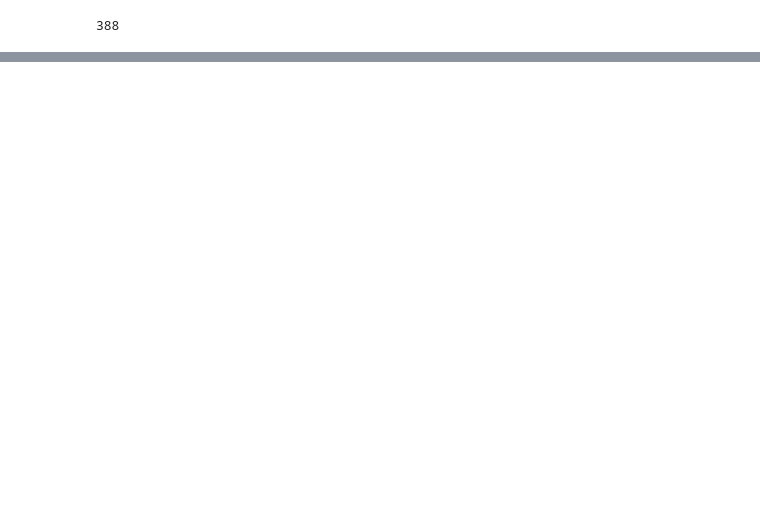
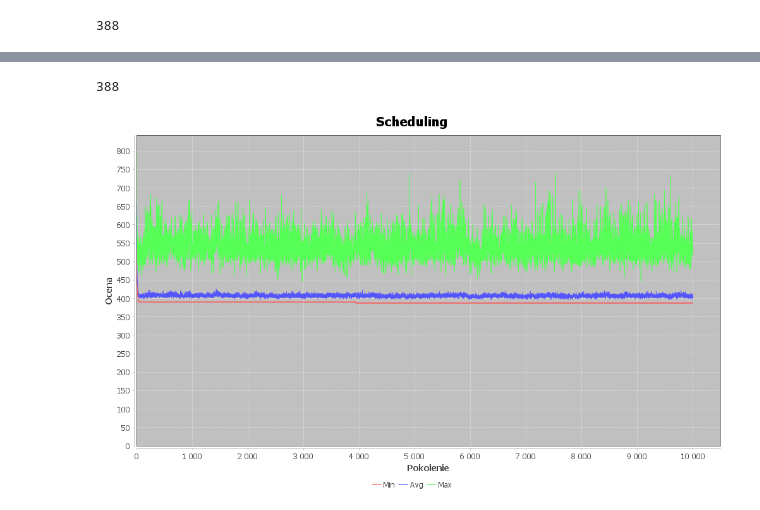
Before and after one commit to ignac8/msrcpsp, a Jupyter notebook: docs/ds.ipynb, the cells around one changed output, grey strips where cells are left out. Cells and saved outputs as stored; diff of their text form; code cells hidden in the pictures; blank space fills up the shorter version.

```diff
--- a/docs/ds.ipynb
+++ b/docs/ds.ipynb
@@ -99,0 +178,11 @@ simulatedAnnealingSolver.getBestSchedule().get().toGraph().createBufferedImage(1
+# %%
+Solver geneticSolver = new GeneticAlgorithm(geneticPopulationSize, geneticPassLimit, tournamentSize,
+        crossoverChance, mutationChance).prepareSolver(dataset);
+geneticSolver.solve();
+geneticSolver.getBestSchedule().get().getFitness();
+# %% [output]
+388
+# %%
+geneticSolver.toGraph().createBufferedImage(1000, 600)
+# %% [output]
+[figure, added]
```
Also changed, not shown: parts of 18 cells of this notebook, 6 other files.
